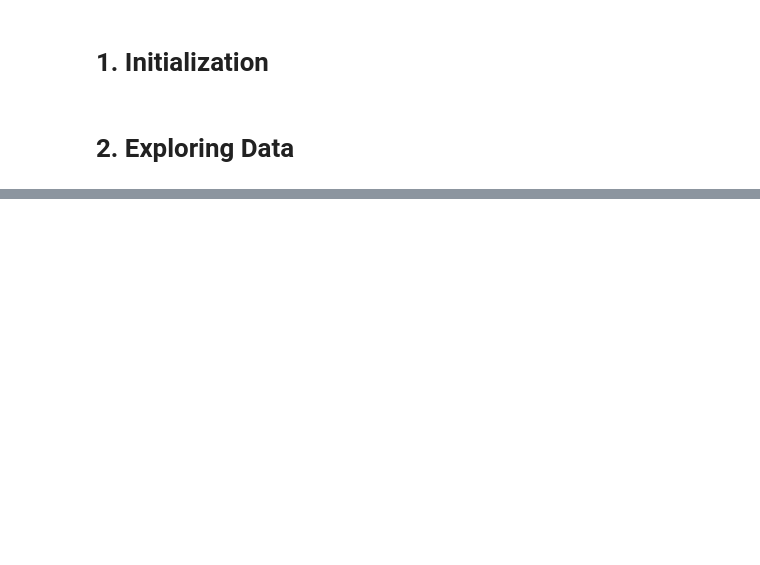
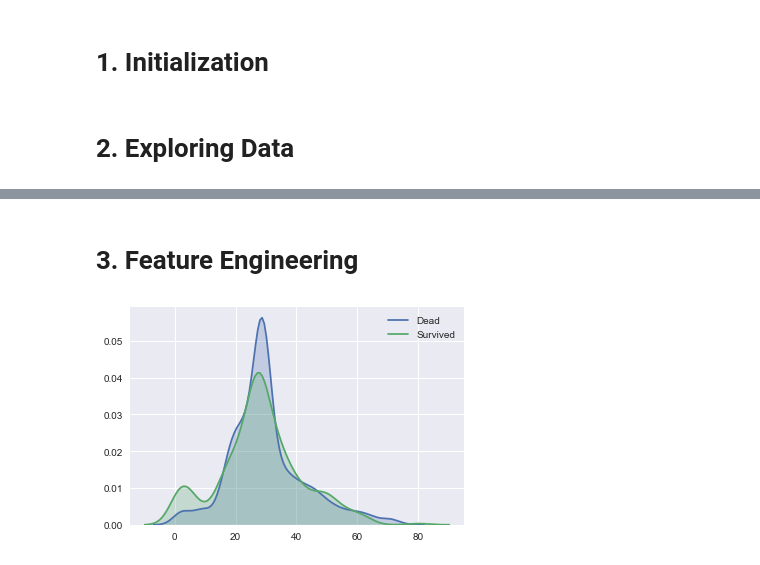
Before and after one commit to ehsanmaag/Titanic-Survival, a Jupyter notebook: Titanic_Survival.ipynb, the cells around one changed output, grey strips where cells are left out. Cells and saved outputs as stored; diff of their text form; code cells hidden in the pictures; blank space fills up the shorter version.

```diff
--- a/Titanic_Survival.ipynb
+++ b/Titanic_Survival.ipynb
@@ -106,0 +111,13 @@ plt.show()
+# %% [markdown]
+# 3. Feature Engineering
+# %%
+# Replace Age missing value with median of the gender
+d_train['Age'].fillna(d_train.groupby('Sex')['Age'].transform('median'), inplace=True)
+d_test['Age'].fillna(d_test.groupby('Sex')['Age'].transform('median'), inplace=True)
+# Note: recalculate age groups after fillna
+
+sns.kdeplot(d_train[d_train['Survived']==0]['Age'], shade=True, label='Dead')
+sns.kdeplot(d_train[d_train['Survived']==1]['Age'], shade=True, label='Survived')
+plt.show()
+# %% [output]
+[figure, added]
```
Also changed, not shown: parts of 11 cells of this notebook.
